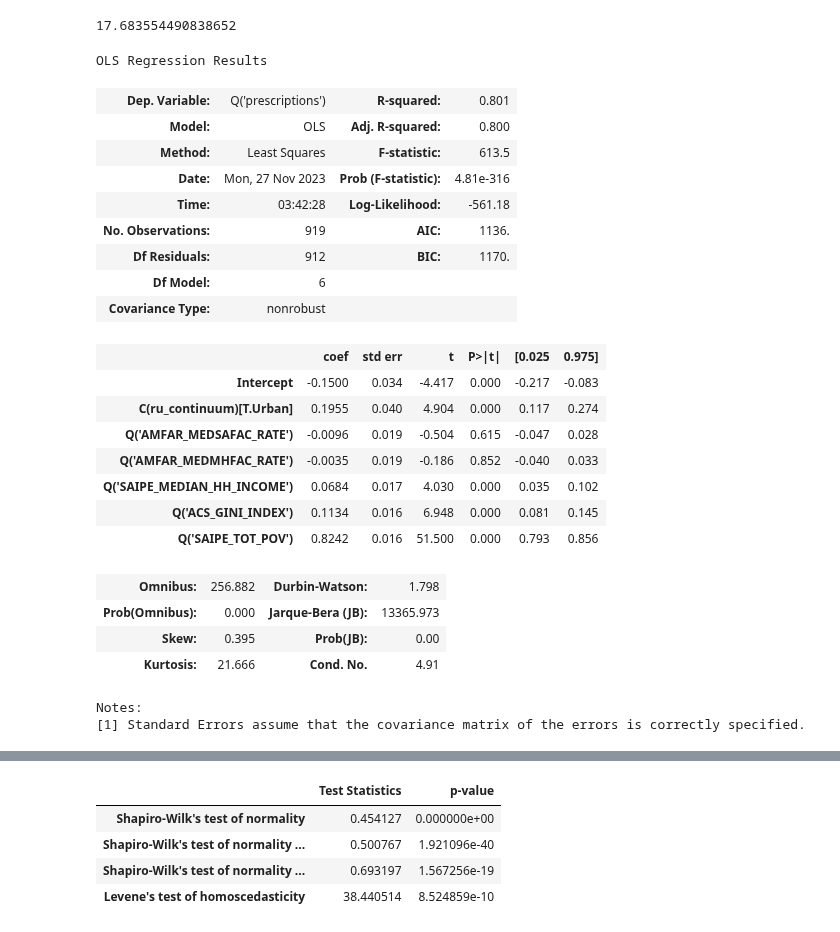
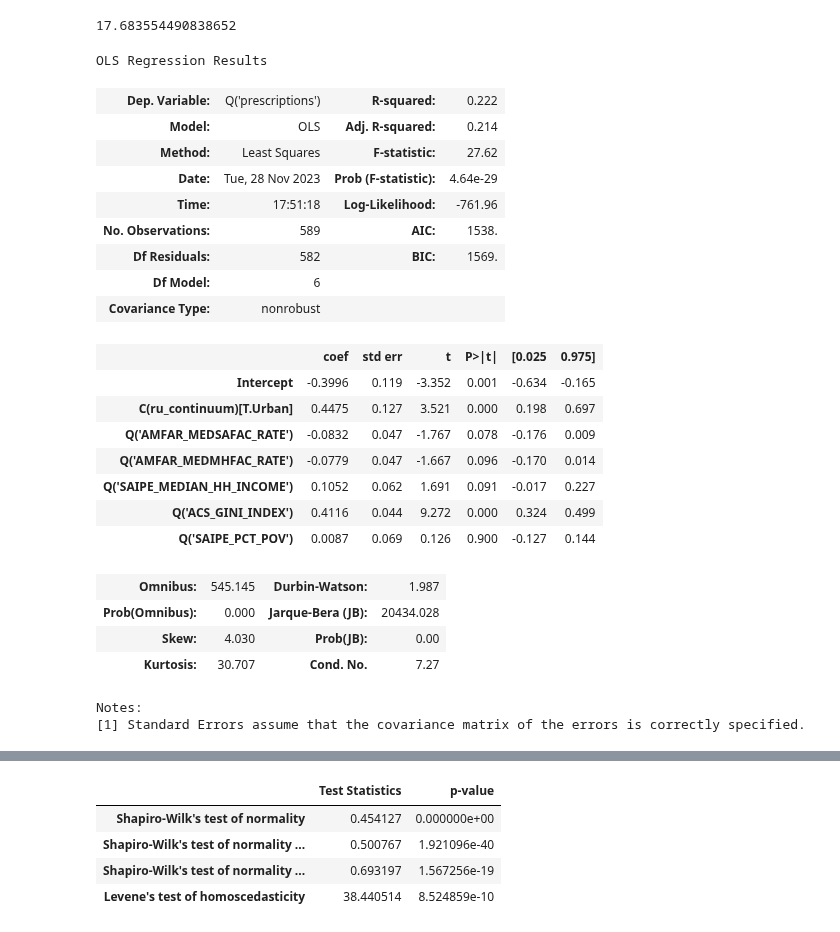
Before and after one commit to Ludougan123234/624-project, a Jupyter notebook: exp_opioid randy.ipynb, the cells around one changed output, grey strips where cells are left out. Saved outputs shown, nothing was run; the diff lists cells and outputs as text; code cells hidden in the pictures.

```diff
--- a/exp_opioid randy.ipynb
+++ b/exp_opioid randy.ipynb
@@ -825,6 +805,7 @@ for i in range(2006, 2021):
             f"{i} Mean: {str(round(mean_df.loc[i-2006]['Opioid Dispensing Rate per 100'], 1))}",
             xy=(pd.to_datetime(2007, format="%Y"), 45),
         )
+        ax_pp.set_ylim(0, 90)
         ax_pp.get_legend().remove()
 
         # histogram of dispensing rate of year
@@ -1181,7 +1136,7 @@ prescription_death = (
                 "AMFAR_MEDMHFAC_RATE",
                 "SAIPE_MEDIAN_HH_INCOME",
                 "ACS_GINI_INDEX",
-                "SAIPE_TOT_POV",
+                "SAIPE_PCT_POV",
             ]
         ],
         how="inner",
@@ -1345,7 +1300,7 @@ prescription_death = prescription_death.drop(['State_x', 'COUNTYFIPS', 'FIPStxt'
 # %%
 prescription_death['POVALL_2021'] = prescription_death['POVALL_2021'].astype('float32')
 # %%
-sdoh_reg = prescription_death[['Deaths', 'AMFAR_MEDSAFAC_RATE', 'AMFAR_MEDMHFAC_RATE', 'SAIPE_MEDIAN_HH_INCOME', 'ACS_GINI_INDEX', 'SAIPE_TOT_POV', 'prescriptions']]
+sdoh_reg = prescription_death[['Crude Rate', 'AMFAR_MEDSAFAC_RATE', 'AMFAR_MEDMHFAC_RATE', 'SAIPE_MEDIAN_HH_INCOME', 'ACS_GINI_INDEX', 'SAIPE_PCT_POV', 'prescriptions']]
 pipe = ColumnTransformer((
     ('ss', StandardScaler(), sdoh_reg.columns),
 ))
@@ -1353,30 +1308,30 @@ pipe = ColumnTransformer((
 sdoh_reg = pd.DataFrame(pipe.fit_transform(sdoh_reg), columns=pipe.named_transformers_.ss.get_feature_names_out())
 sdoh_reg = pd.concat([sdoh_reg, prescription_death['ru_continuum']], axis=1)
 # %%
-smf.ols(formula="Q('prescriptions') ~ + Q('AMFAR_MEDSAFAC_RATE') + Q('AMFAR_MEDMHFAC_RATE') + Q('SAIPE_MEDIAN_HH_INCOME') + Q('ACS_GINI_INDEX') + Q('SAIPE_TOT_POV') + C(ru_continuum)", data = sdoh_reg).fit().summary()
+smf.ols(formula="Q('prescriptions') ~ + Q('AMFAR_MEDSAFAC_RATE') + Q('AMFAR_MEDMHFAC_RATE') + Q('SAIPE_MEDIAN_HH_INCOME') + Q('ACS_GINI_INDEX') + Q('SAIPE_PCT_POV') + C(ru_continuum)", data = sdoh_reg).fit().summary()
 # %% [output]
 OLS Regression Results
-| Dep. Variable: | Q('prescriptions') | R-squared: | 0.801 |
-| Model: | OLS | Adj. R-squared: | 0.800 |
-| Method: | Least Squares | F-statistic: | 613.5 |
-| Date: | Mon, 27 Nov 2023 | Prob (F-statistic): | 4.81e-316 |
-| Time: | 03:42:28 | Log-Likelihood: | -561.18 |
-| No. Observations: | 919 | AIC: | 1136. |
-| Df Residuals: | 912 | BIC: | 1170. |
+| Dep. Variable: | Q('prescriptions') | R-squared: | 0.222 |
+| Model: | OLS | Adj. R-squared: | 0.214 |
+| Method: | Least Squares | F-statistic: | 27.62 |
+| Date: | Tue, 28 Nov 2023 | Prob (F-statistic): | 4.64e-29 |
+| Time: | 17:51:18 | Log-Likelihood: | -761.96 |
+| No. Observations: | 589 | AIC: | 1538. |
+| Df Residuals: | 582 | BIC: | 1569. |
 | Df Model: | 6 |  |  |
 | Covariance Type: | nonrobust |  |  |
 |  | coef | std err | t | P>|t| | [0.025 | 0.975] |
-| Intercept | -0.1500 | 0.034 | -4.417 | 0.000 | -0.217 | -0.083 |
-| C(ru_continuum)[T.Urban] | 0.1955 | 0.040 | 4.904 | 0.000 | 0.117 | 0.274 |
-| Q('AMFAR_MEDSAFAC_RATE') | -0.0096 | 0.019 | -0.504 | 0.615 | -0.047 | 0.028 |
-| Q('AMFAR_MEDMHFAC_RATE') | -0.0035 | 0.019 | -0.186 | 0.852 | -0.040 | 0.033 |
-| Q('SAIPE_MEDIAN_HH_INCOME') | 0.0684 | 0.017 | 4.030 | 0.000 | 0.035 | 0.102 |
-| Q('ACS_GINI_INDEX') | 0.1134 | 0.016 | 6.948 | 0.000 | 0.081 | 0.145 |
-| Q('SAIPE_TOT_POV') | 0.8242 | 0.016 | 51.500 | 0.000 | 0.793 | 0.856 |
+| Intercept | -0.3996 | 0.119 | -3.352 | 0.001 | -0.634 | -0.165 |
+| C(ru_continuum)[T.Urban] | 0.4475 | 0.127 | 3.521 | 0.000 | 0.198 | 0.697 |
+| Q('AMFAR_MEDSAFAC_RATE') | -0.0832 | 0.047 | -1.767 | 0.078 | -0.176 | 0.009 |
+| Q('AMFAR_MEDMHFAC_RATE') | -0.0779 | 0.047 | -1.667 | 0.096 | -0.170 | 0.014 |
+| Q('SAIPE_MEDIAN_HH_INCOME') | 0.1052 | 0.062 | 1.691 | 0.091 | -0.017 | 0.227 |
+| Q('ACS_GINI_INDEX') | 0.4116 | 0.044 | 9.272 | 0.000 | 0.324 | 0.499 |
+| Q('SAIPE_PCT_POV') | 0.0087 | 0.069 | 0.126 | 0.900 | -0.127 | 0.144 |
-| Omnibus: | 256.882 | Durbin-Watson: | 1.798 |
-| Prob(Omnibus): | 0.000 | Jarque-Bera (JB): | 13365.973 |
-| Skew: | 0.395 | Prob(JB): | 0.00 |
-| Kurtosis: | 21.666 | Cond. No. | 4.91 |
+| Omnibus: | 545.145 | Durbin-Watson: | 1.987 |
+| Prob(Omnibus): | 0.000 | Jarque-Bera (JB): | 20434.028 |
+| Skew: | 4.030 | Prob(JB): | 0.00 |
+| Kurtosis: | 30.707 | Cond. No. | 7.27 |
 Notes:
 [1] Standard Errors assume that the covariance matrix of the errors is correctly specified.
 # %%
```
Also changed, not shown: parts of 18 cells of this notebook, 7 other files.
